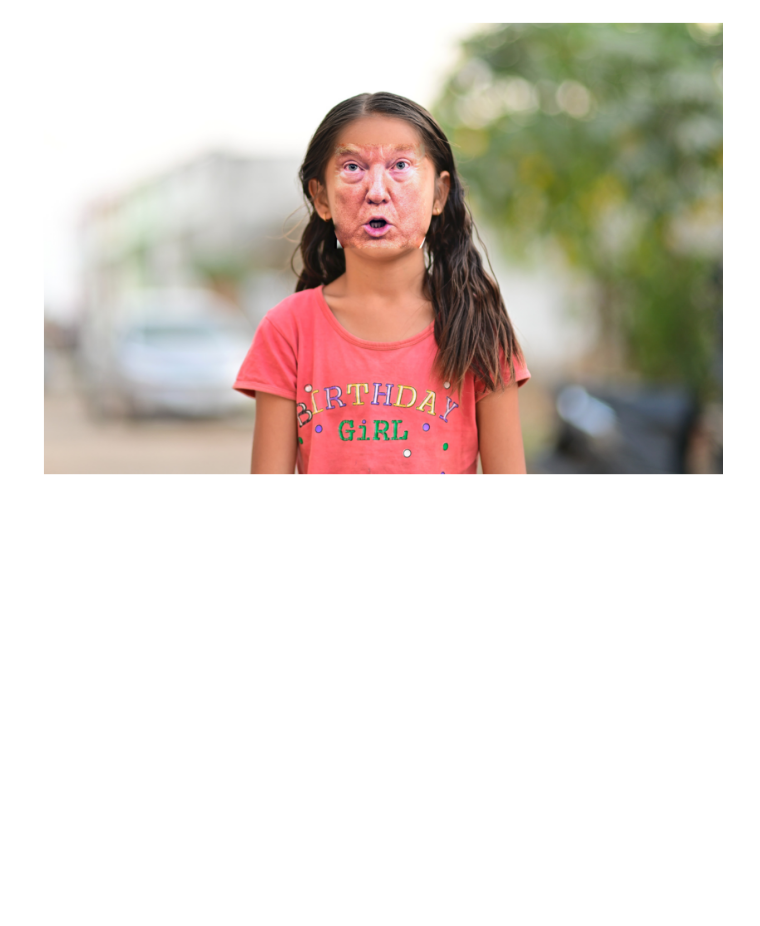
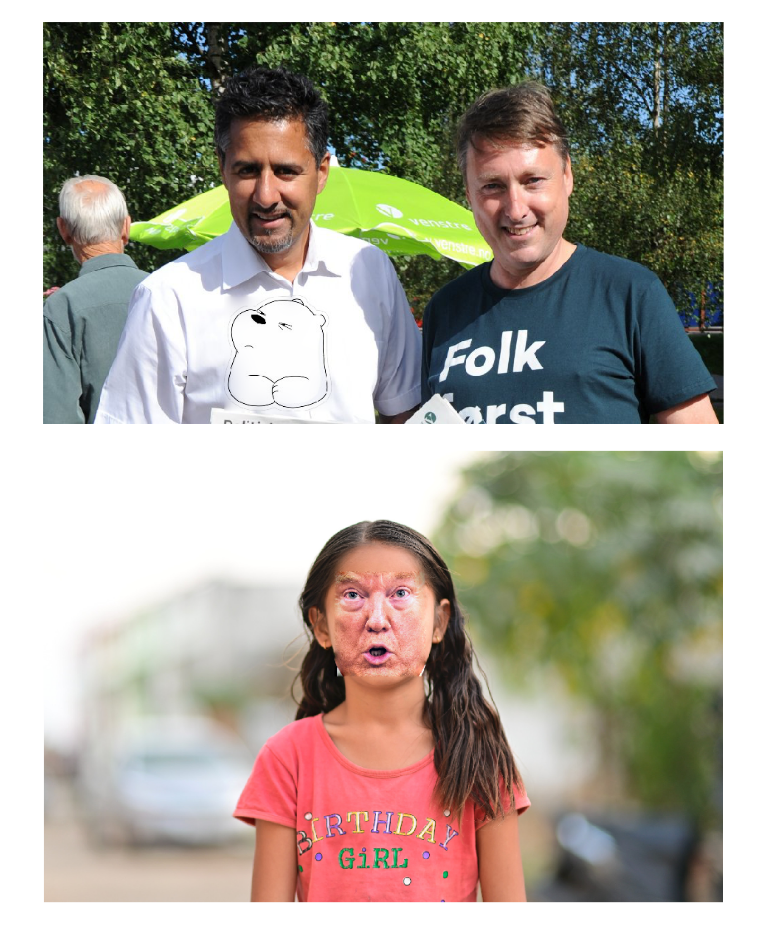
Before and after one commit to jegerud/Sciprog2020project, a Jupyter notebook: src/SeamlessCloning.ipynb, the cells around one changed output. Cells and saved outputs as stored; diff of their text form; code cells hidden in the pictures; blank space fills up the shorter version.

```diff
--- a/src/SeamlessCloning.ipynb
+++ b/src/SeamlessCloning.ipynb
@@ -15,14 +17,16 @@ singleView(image, True)
 # %%
 im1='../hdr-bilder/Seamless/bear.jpg' #from
 im2='../hdr-bilder/Seamless/Abid.jpg'   #to
 
 xy0 = (400,265)
 xy1 = (0,0)
 xlen = 173
 ylen = 160
 
-#image = seamless(im1, im2, xy0, xy1, xlen, ylen)
-#singleView(image, True)
+image = seamless(im1, im2, xy0, xy1, xlen, ylen)
+singleView(image, True)
+# %% [output]
+[figure, added]
 # %%
 im1='../hdr-bilder/Seamless/donald.jpg' #from
 im2='../hdr-bilder/Seamless/baby.jpg'   #to
```
Also changed, not shown: parts of 1 cell of this notebook.
